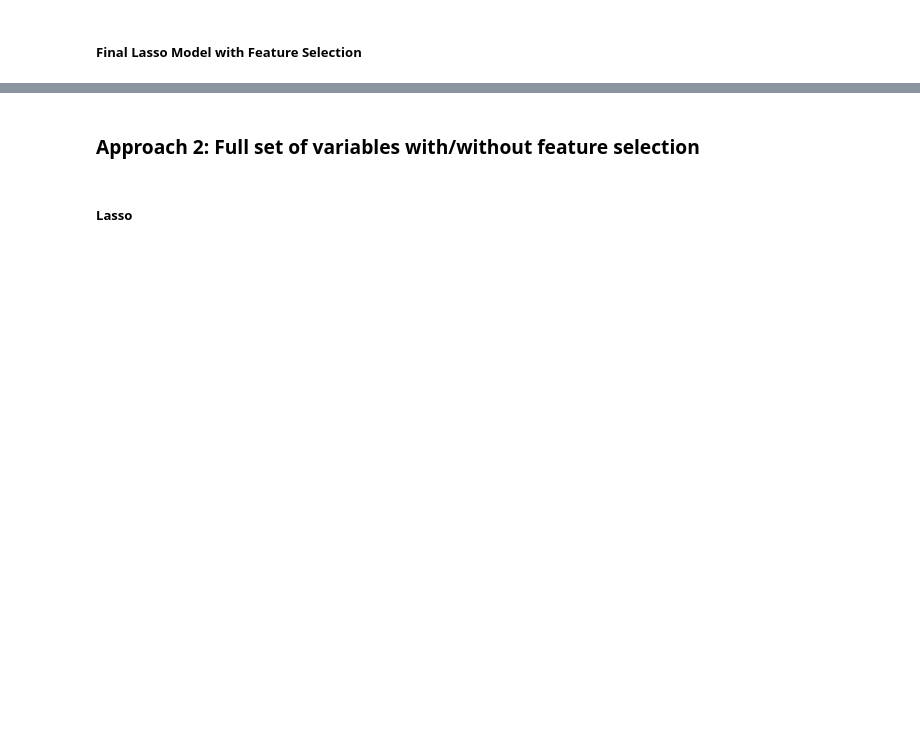
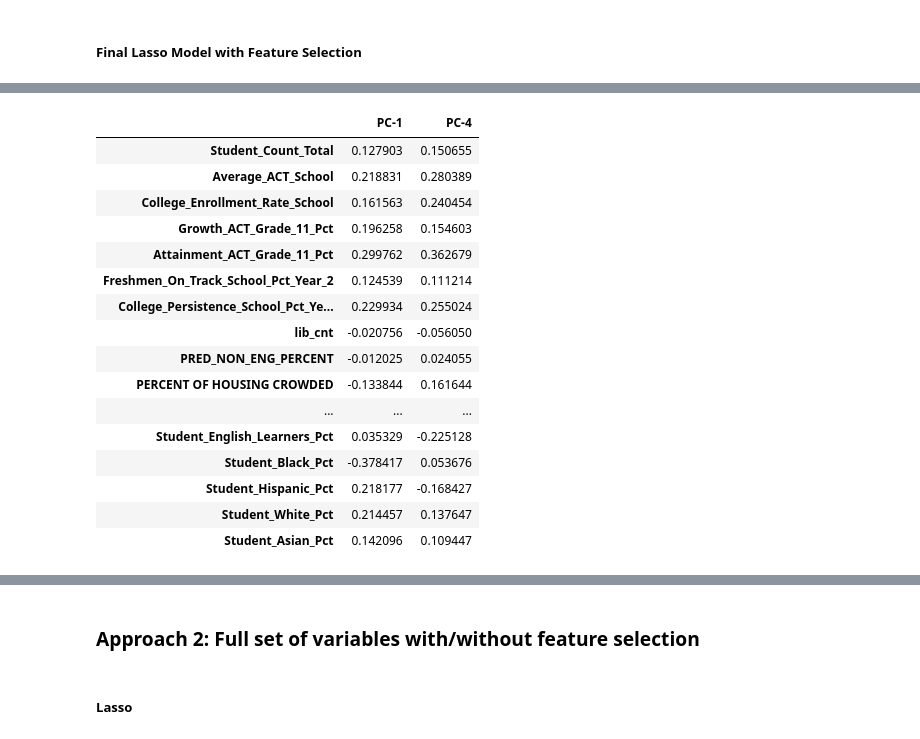
Before and after one commit to jmatune/csc478-project, a Jupyter notebook: Project Combined Output.ipynb, the cells around one changed output, grey strips where cells are left out. Saved outputs shown, nothing was run; the diff lists cells and outputs as text; code cells hidden in the pictures; blank space fills up the shorter version.

```diff
--- a/Project Combined Output.ipynb
+++ b/Project Combined Output.ipynb
@@ -146,10 +251,11 @@ for i in top_ten:
 # %% [markdown]
 ### Principal Component Analysis
 # %%
-continuous_data=data[['Student_Count_Total','Average_ACT_School','College_Enrollment_Rate_School','Growth_ACT_Grade_11_Pct','Attainment_ACT_Grade_11_Pct','Freshmen_On_Track_School_Pct_Year_2','College_Persistence_School_Pct_Year_2','lib_cnt','PRED_NON_ENG_PERCENT','PERCENT OF HOUSING CROWDED','PERCENT HOUSEHOLDS BELOW POVERTY','PERCENT AGED 16+ UNEMPLOYED','PERCENT AGED 25+ WITHOUT HIGH SCHOOL DIPLOMA','PERCENT AGED UNDER 18 OR OVER 64','PER CAPITA INCOME','HARDSHIP INDEX','Suspensions_Per_100_Students_Change','Misconducts_To_Suspensions_Change','Student_Attendance_Change','Teacher_Attendance_Change','One_Year_Dropout_Rate_Change','Student_Low_Income_Pct','Student_Special_Ed_Pct','Student_English_Learners_Pct','Student_Black_Pct','Student_Hispanic_Pct','Student_White_Pct','Student_Asian_Pct']]
+continuous_data=data[['Student_Count_Total','Average_ACT_School','College_Enrollment_Rate_School','Growth_ACT_Grade_11_Pct','Attainment_ACT_Grade_11_Pct','Freshmen_On_Track_School_Pct_Year_2','College_Persistence_School_Pct_Year_2','lib_cnt','PRED_NON_ENG_PERCENT','PERCENT OF HOUSING CROWDED','PERCENT HOUSEHOLDS BELOW POVERTY','PERCENT AGED 16+ UNEMPLOYED','PERCENT AGED 25+ WITHOUT HIGH SCHOOL DIPLOMA','PERCENT AGED UNDER 18 OR OVER 64','PER CAPITA INCOME ','HARDSHIP INDEX','Suspensions_Per_100_Students_Change','Misconducts_To_Suspensions_Change','Student_Attendance_Change','Teacher_Attendance_Change','One_Year_Dropout_Rate_Change','Student_Low_Income_Pct','Student_Special_Ed_Pct','Student_English_Learners_Pct','Student_Black_Pct','Student_Hispanic_Pct','Student_White_Pct','Student_Asian_Pct']]
 from sklearn.preprocessing import MinMaxScaler
 min_max=MinMaxScaler()
 min_max.fit(continuous_data)
+continuous_scaled=pd.DataFrame(min_max.transform(continuous_data),index=continuous_data.index.values,columns=continuous_data.columns.values)
 
 from sklearn import decomposition
 pca =  decomposition.PCA(n_components=10)
@@ -264,0 +423,21 @@ plot_coefficients(linmod, len(names[fs.get_support(indices=True)]), names[fs.get
+# %%
+
+pd.DataFrame(data_scaled_pca.components_[[0,3],:],columns=continuous_scaled.columns,index = ['PC-1','PC-4']).T
+# %% [output]
+|  | PC-1 | PC-4 |
+| Student_Count_Total | 0.127903 | 0.150655 |
+| Average_ACT_School | 0.218831 | 0.280389 |
+| College_Enrollment_Rate_School | 0.161563 | 0.240454 |
+| Growth_ACT_Grade_11_Pct | 0.196258 | 0.154603 |
+| Attainment_ACT_Grade_11_Pct | 0.299762 | 0.362679 |
+| Freshmen_On_Track_School_Pct_Year_2 | 0.124539 | 0.111214 |
+| College_Persistence_School_Pct_Ye... | 0.229934 | 0.255024 |
+| lib_cnt | -0.020756 | -0.056050 |
+| PRED_NON_ENG_PERCENT | -0.012025 | 0.024055 |
+| PERCENT OF HOUSING CROWDED | -0.133844 | 0.161644 |
+| ... | ... | ... |
+| Student_English_Learners_Pct | 0.035329 | -0.225128 |
+| Student_Black_Pct | -0.378417 | 0.053676 |
+| Student_Hispanic_Pct | 0.218177 | -0.168427 |
+| Student_White_Pct | 0.214457 | 0.137647 |
+| Student_Asian_Pct | 0.142096 | 0.109447 |
```
Also changed, not shown: parts of 41 cells of this notebook.
